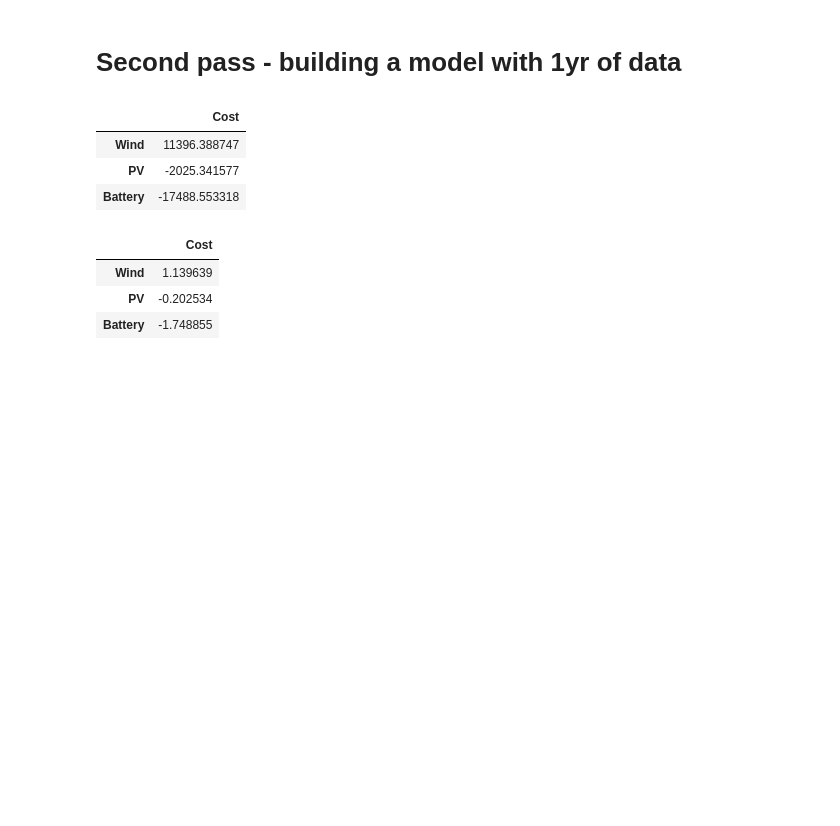
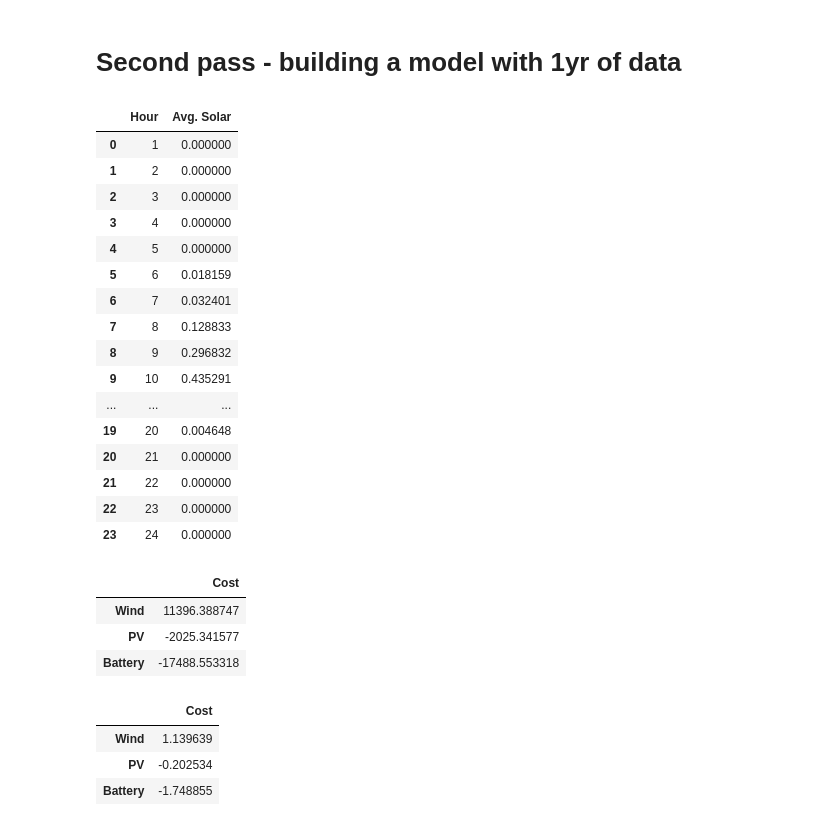
Before and after one commit to chris-lawrie/battery_modeling, a Jupyter notebook: Battery_Arbitrage.ipynb, the cells around one changed output. Saved outputs shown, nothing was run; the diff lists cells and outputs as text; code cells hidden in the pictures; blank space fills up the shorter version.

```diff
--- a/Battery_Arbitrage.ipynb
+++ b/Battery_Arbitrage.ipynb
@@ -1,5 +1,40 @@
 # %% [markdown]
 # Second pass - building a model with 1yr of data
+# %%
+import pandas as pd
+import numpy as np
+import matplotlib.pyplot as plt
+import plotly.express as px
+
+
+df = pd.read_csv("8760_data.csv")
+
+solar = []
+Hours = df.Hour.unique()
+for hour in Hours:
+    solar.append({
+        "Hour": hour,
+        "Avg. Solar": df.loc[df['Hour'] == hour, 'Solar'].mean()})
+df = pd.DataFrame(solar)
+df
+# %% [output]
+|  | Hour | Avg. Solar |
+| 0 | 1 | 0.000000 |
+| 1 | 2 | 0.000000 |
+| 2 | 3 | 0.000000 |
+| 3 | 4 | 0.000000 |
+| 4 | 5 | 0.000000 |
+| 5 | 6 | 0.018159 |
+| 6 | 7 | 0.032401 |
+| 7 | 8 | 0.128833 |
+| 8 | 9 | 0.296832 |
+| 9 | 10 | 0.435291 |
+| ... | ... | ... |
+| 19 | 20 | 0.004648 |
+| 20 | 21 | 0.000000 |
+| 21 | 22 | 0.000000 |
+| 22 | 23 | 0.000000 |
+| 23 | 24 | 0.000000 |
 # %%
 bar_chart_data["Cost"] = bar_chart_data["Cost"]*10
 bar_chart_data
```
Also changed, not shown: 2 other files.
